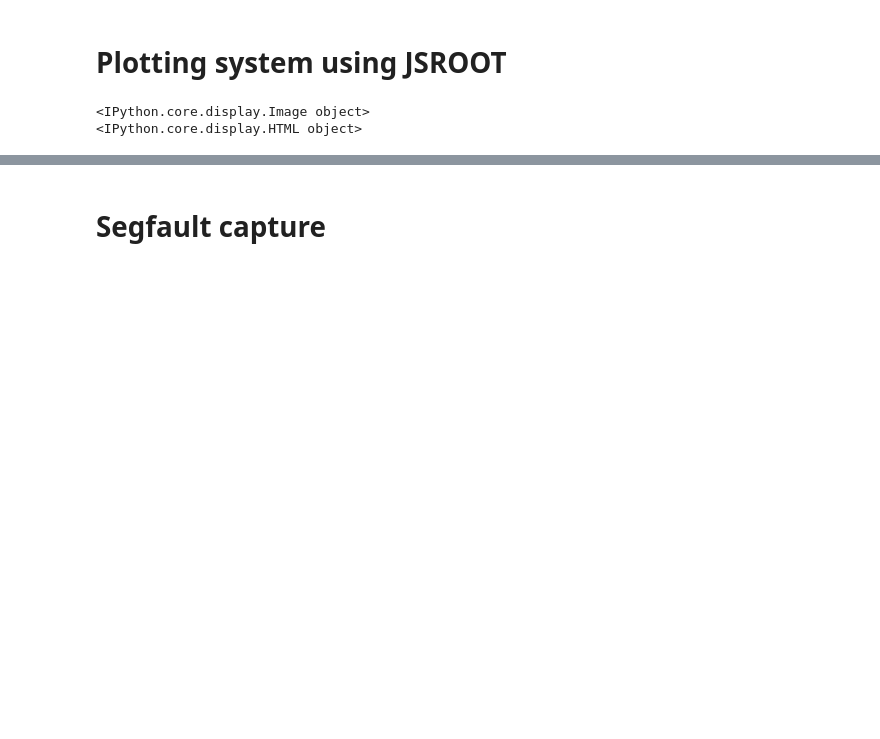
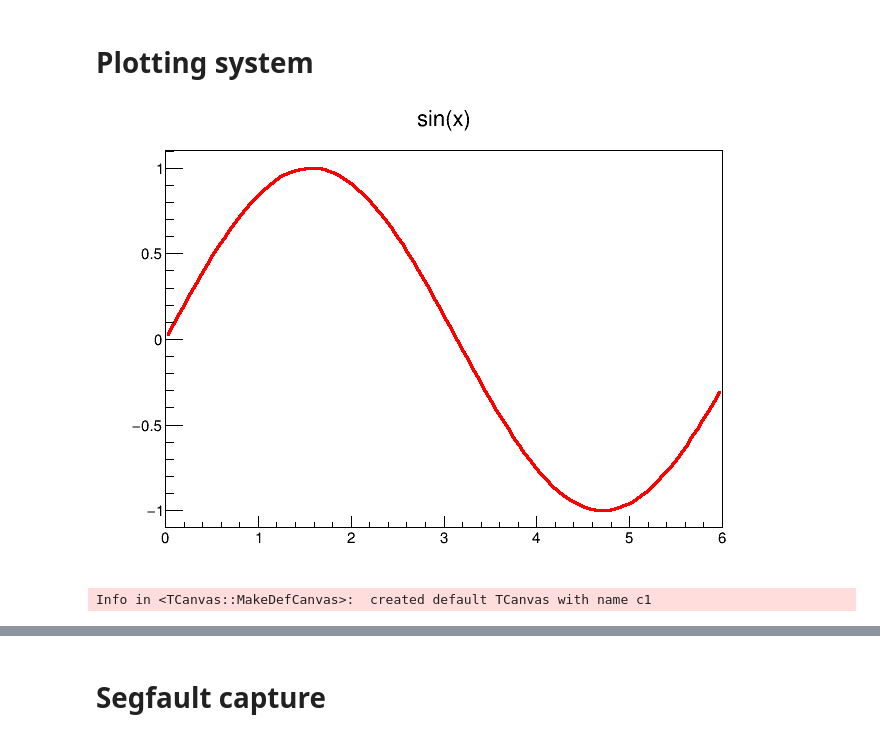
Before and after one commit to oprojects/rootkernel, a Jupyter notebook: examples/ROOTFeatures.ipynb, the cells around one changed output, grey strips where cells are left out. Saved outputs shown, nothing was run; the diff lists cells and outputs as text; code cells hidden in the pictures; blank space fills up the shorter version.

```diff
--- a/examples/ROOTFeatures.ipynb
+++ b/examples/ROOTFeatures.ipynb
@@ -17,10 +28,9 @@
 # %% [markdown]
-# Plotting system using JSROOT
+# Plotting system
 # %%
-TCanvas c("c");
 TF1 f("f","sin(x)",0,6);
 f.Draw();
-c.Draw();
+gPad->Draw();
 # %% [output]
+[figure, added]
-<IPython.core.display.Image object>
-<IPython.core.display.HTML object>
+Info in <TCanvas::MakeDefCanvas>:  created default TCanvas with name c1
```
Also changed, not shown: parts of 22 cells of this notebook.
